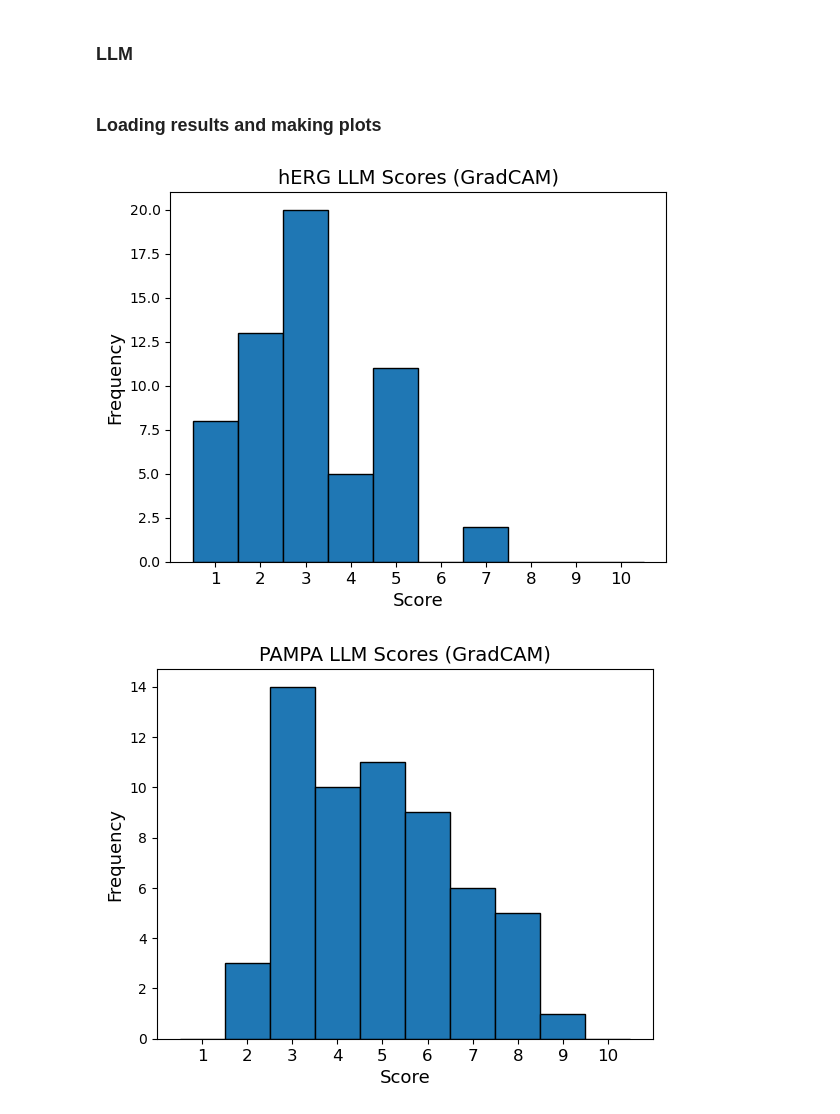
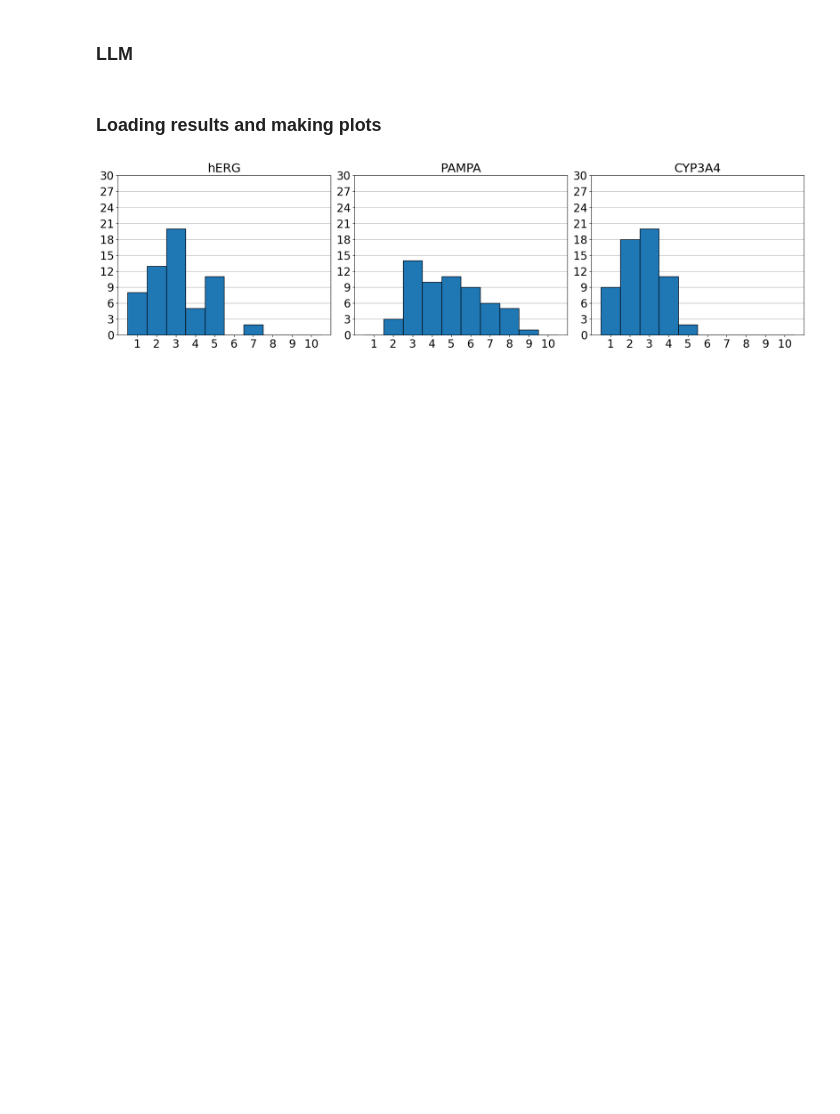
Before and after one commit to ktylus/qsar-models-explainability, a Jupyter notebook: llm_test.ipynb, the cells around one changed output. Saved outputs shown, nothing was run; the diff lists cells and outputs as text; code cells hidden in the pictures; blank space fills up the shorter version.

Commit message:
corrected plots

```diff
--- a/llm_test.ipynb
+++ b/llm_test.ipynb
@@ -92,26 +92,33 @@ with open("results/llm_grad_cam_results.json", "r") as f:
 with open("results/llm_saliency_map_results.json", "r") as f:
     saliency_map_results = json.load(f)
 # %%
+import numpy as np
 import matplotlib.pyplot as plt
-import numpy as np
+
+# Create a figure with 3 subplots
+fig, axes = plt.subplots(1, 3, figsize=(18, 5))
 
 dataset_name_mapping = {
     "herg": "hERG",
     "pampa": "PAMPA",
     "cyp": "CYP3A4"
 }
 
 # Plot histograms for each dataset
 datasets = ['herg', 'pampa', 'cyp']
-for dataset in datasets:
+for ax, dataset in zip(axes, datasets):
     scores = [int(score) for sublist in grad_cam_results[dataset] for score in sublist]
-    plt.hist(scores, bins=np.array(list(range(1, 12))) - 0.5, edgecolor='black')
-    plt.title(f'{dataset_name_mapping[dataset]} LLM Scores (GradCAM)', fontsize=14)
-    plt.xlabel('Score', fontsize=13)
-    plt.ylabel('Frequency', fontsize=13)
-    plt.xticks(range(1, 11), fontsize=12)
-    plt.savefig(f"results/{dataset}_llm_grad_cam_scores.png")
-    plt.show()
+    ax.hist(scores, bins=np.array(list(range(1, 12))) - 0.5, edgecolor='black', zorder=3)
+    ax.set_title(f'{dataset_name_mapping[dataset]}', fontsize=22)
+    ax.set_xticks(range(1, 11))
+    ax.set_yticks(range(0, 31, 3))
+    ax.grid(axis='y', zorder=0)
+    ax.tick_params(axis='x', labelsize=20)
+    ax.tick_params(axis='y', labelsize=20)
+
+# Adjust layout
+plt.tight_layout()
+plt.savefig("results/llm_grad_cam_scores.png")
+plt.show()
 # %% [output]
-[figure, old version]
+[figure, new version]
-[figure, removed]
```
Also changed, not shown: parts of 2 cells of this notebook, 24 other files.
